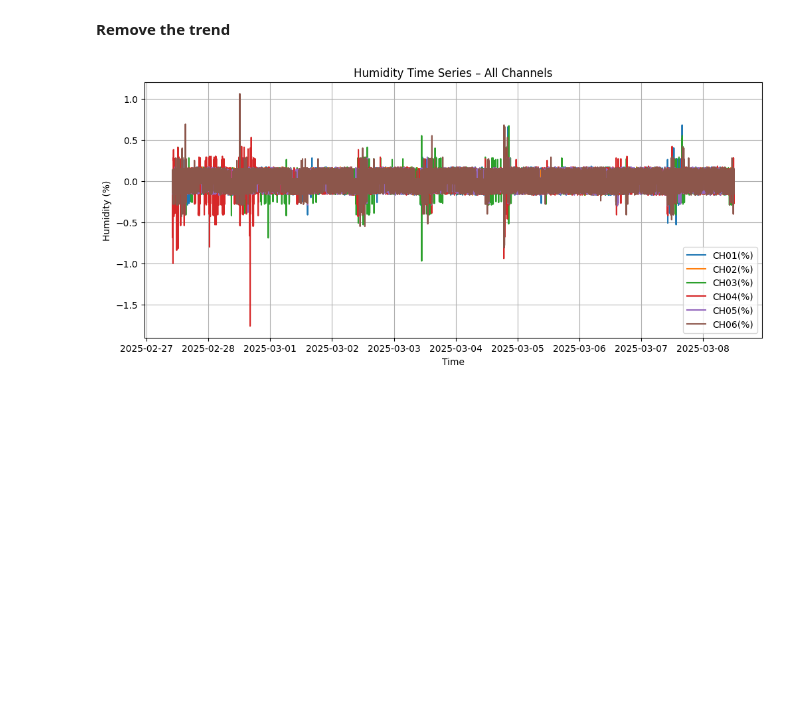
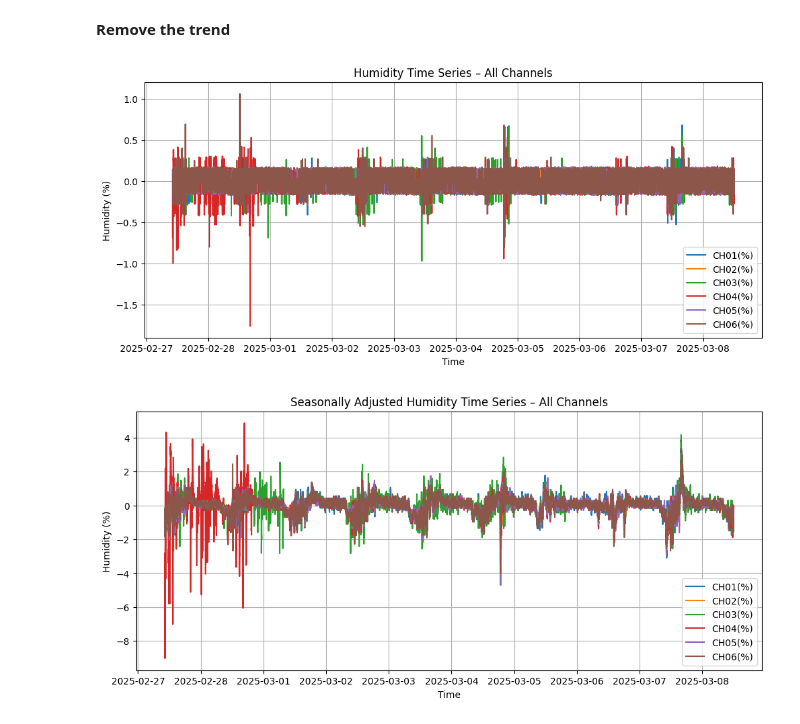
Before and after one commit to SulaimanTajuddin/TSA-F-Humidity-Warehouse, a Jupyter notebook: TSA-Anomaly Detection.ipynb, the cells around one changed output. Cells and saved outputs as stored; diff of their text form; code cells hidden in the pictures; blank space fills up the shorter version.

```diff
--- a/TSA-Anomaly Detection.ipynb
+++ b/TSA-Anomaly Detection.ipynb
@@ -111,21 +112,38 @@ plt.show()
 # %% [markdown]
 **Remove the trend**
 # %%
+# Differenced data to remove trends and make it stationary
 first_diff = combined_df.diff()
 first_diff.dropna(inplace=True)
+
+# Seasonal adjustment
+seasonal_diff = combined_df - combined_df.shift(24)  # Assuming daily seasonality (24 hours)
+seasonal_diff.dropna(inplace=True)
 # %%
 plt.figure(figsize=(12,5))
 for col in first_diff.columns:
     plt.plot(first_diff.index, first_diff[col], label=col)
 
 plt.title("Humidity Time Series – All Channels")
 plt.xlabel("Time")
 plt.ylabel("Humidity (%)")
 plt.legend()
 plt.grid(True)
 plt.show()
+
+plt.figure(figsize=(12,5))
+for col in seasonal_diff.columns:
+    plt.plot(seasonal_diff.index, seasonal_diff[col], label=col)
+
+plt.title("Seasonally Adjusted Humidity Time Series – All Channels")
+plt.xlabel("Time")
+plt.ylabel("Humidity (%)")
+plt.legend()
+plt.grid(True)
+plt.show()
 # %% [output]
 [figure]
+[figure, added]
 # %%
 # Choose one channel
 y = combined_df['CH04(%)'].copy()
```
Also changed, not shown: parts of 9 cells of this notebook.
